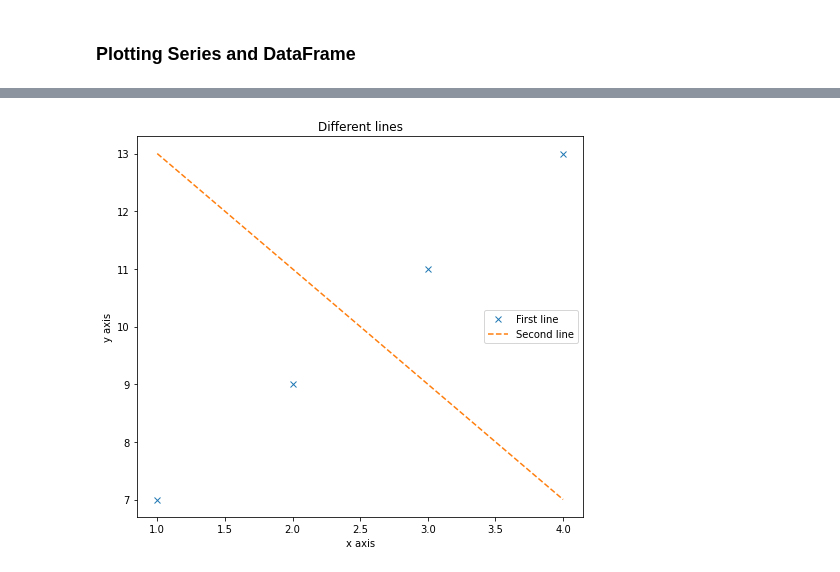
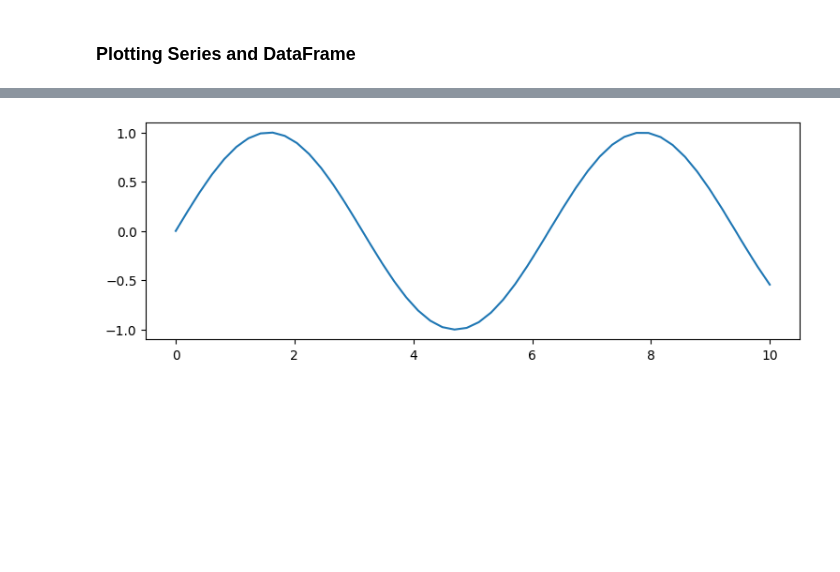
Before and after one commit to aleqrt/pcto, a Jupyter notebook: notebook/0_Python-Numpy-Pandas-Matplotlib.ipynb, the cells around one changed output, grey strips where cells are left out. Saved outputs shown, nothing was run; the diff lists cells and outputs as text; code cells hidden in the pictures; blank space fills up the shorter version.

```diff
--- a/notebook/0_Python-Numpy-Pandas-Matplotlib.ipynb
+++ b/notebook/0_Python-Numpy-Pandas-Matplotlib.ipynb
@@ -1002,21 +690,11 @@ plt.show()
-# %%
-x = np.arange(1, 5)
-y = 2*x + 5
-
-plt.figure(figsize=(8, 7))
-plt.plot(x, y, 'x', label='First line')
-plt.title('Different lines')
-plt.xlabel('x axis')
-plt.ylabel('y axis')
-
-y = -2*x + 15
-plt.plot(x, y, '--', label='Second line')
-
-plt.legend()
-
-plt.show()
-# %% [output]
-[figure, removed]
+# %%
+plt.figure(figsize=(9, 3))
+x = np.linspace(0, 10, 50)
+sinus = np.sin(x)
+plt.plot(x, sinus)
+plt.show()
+# %% [output]
+[figure, added]
 # %%
 # subplots
 
```
Also changed, not shown: parts of 271 cells of this notebook, 1 other file.
